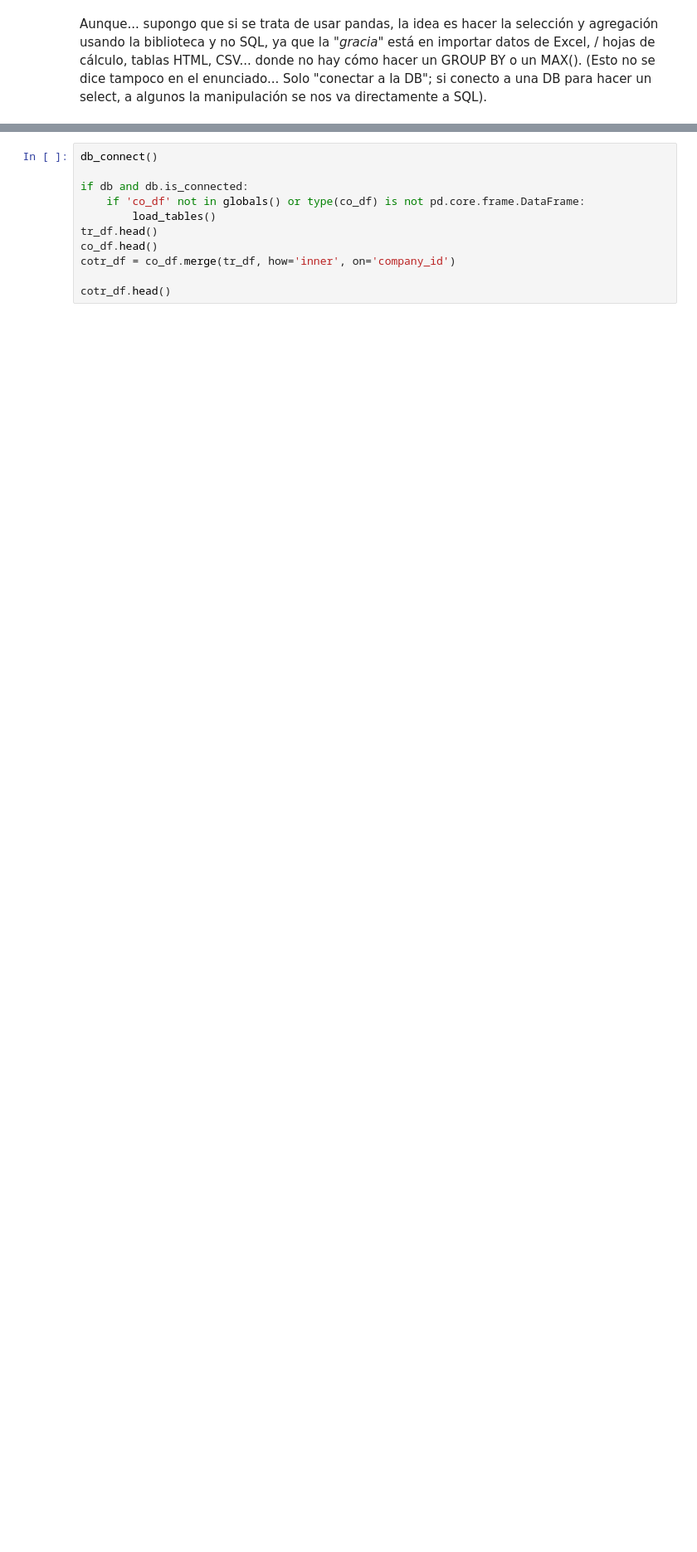
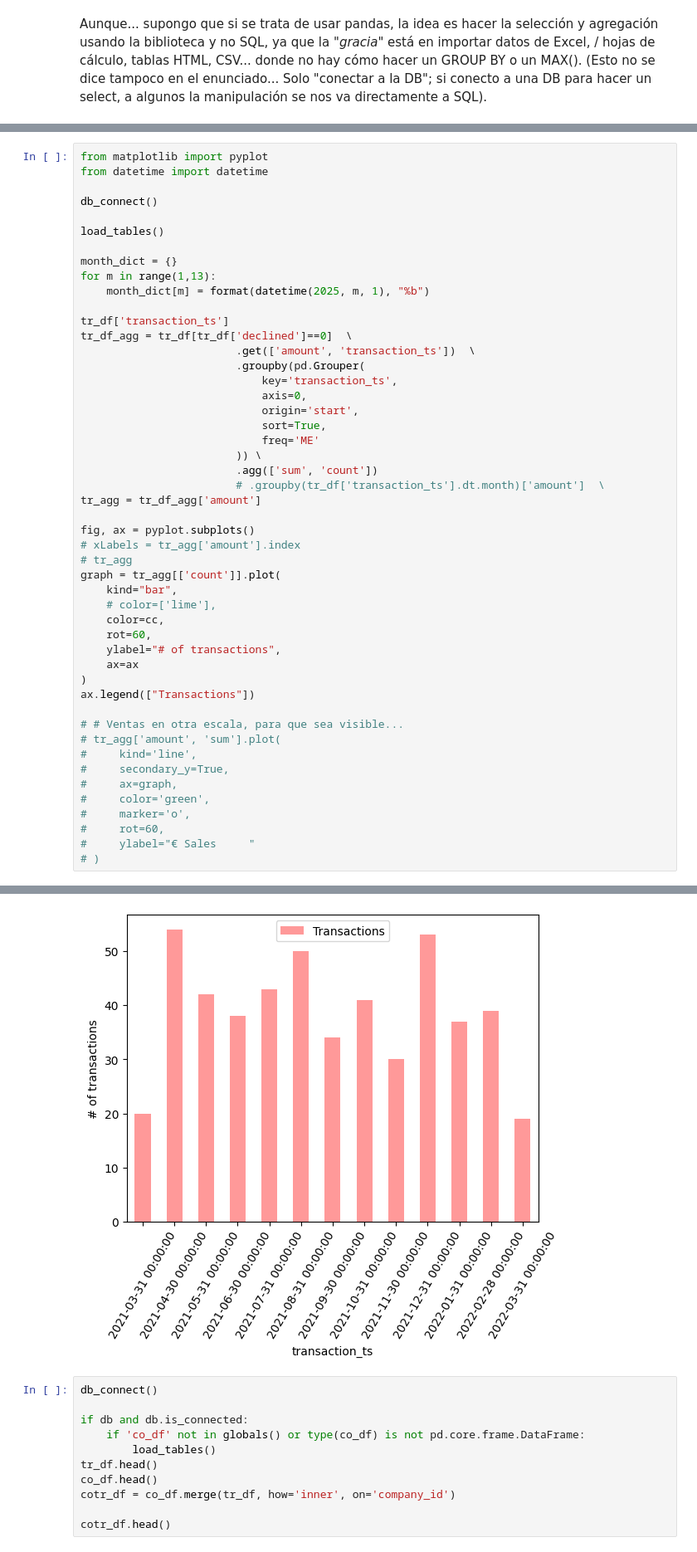
Before and after one commit to mlopezgva/it-academy-mlg, a Jupyter notebook: SPRINT8/Sprint_8.ipynb, the cells around one changed output, grey strips where cells are left out. Shown at 83% size. Drawn from its saved outputs; the diff is of its cells as text; blank space fills up the shorter version.

```diff
--- a/SPRINT8/Sprint_8.ipynb
+++ b/SPRINT8/Sprint_8.ipynb
@@ -165,0 +190,50 @@ Veamos... ¿Total de compras por país? Aquí, además, haría falta un `JOIN` e
+# %%
+from matplotlib import pyplot
+from datetime import datetime
+
+db_connect()
+
+load_tables()
+
+month_dict = {}
+for m in range(1,13):
+    month_dict[m] = format(datetime(2025, m, 1), "%b")
+
+tr_df['transaction_ts']
+tr_df_agg = tr_df[tr_df['declined']==0]  \
+                        .get(['amount', 'transaction_ts'])  \
+                        .groupby(pd.Grouper(
+                            key='transaction_ts',
+                            axis=0,
+                            origin='start',
+                            sort=True,
+                            freq='ME'
+                        )) \
+                        .agg(['sum', 'count'])
+                        # .groupby(tr_df['transaction_ts'].dt.month)['amount']  \
+tr_agg = tr_df_agg['amount']
+
+fig, ax = pyplot.subplots()
+# xLabels = tr_agg['amount'].index
+# tr_agg
+graph = tr_agg[['count']].plot(
+    kind="bar",
+    # color=['lime'],
+    color=cc,
+    rot=60,
+    ylabel="# of transactions",
+    ax=ax
+)
+ax.legend(["Transactions"])
+
+# # Ventas en otra escala, para que sea visible...
+# tr_agg['amount', 'sum'].plot(
+#     kind='line',
+#     secondary_y=True,
+#     ax=graph,
+#     color='green',
+#     marker='o',
+#     rot=60,
+#     ylabel="€ Sales     "
+# )
+# %% [output]
@@ -166,3 +241,4 @@ Veamos... ¿Total de compras por país? Aquí, además, haría falta un `JOIN` e
+[figure, added]
 # %%
 db_connect()
 
```
Also changed, not shown: parts of 12 cells of this notebook.
